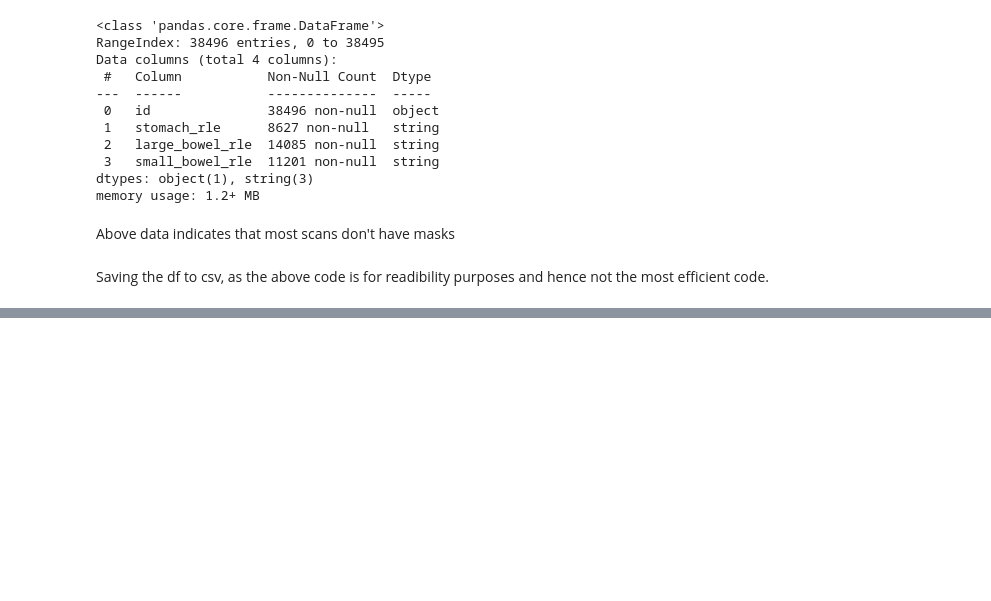
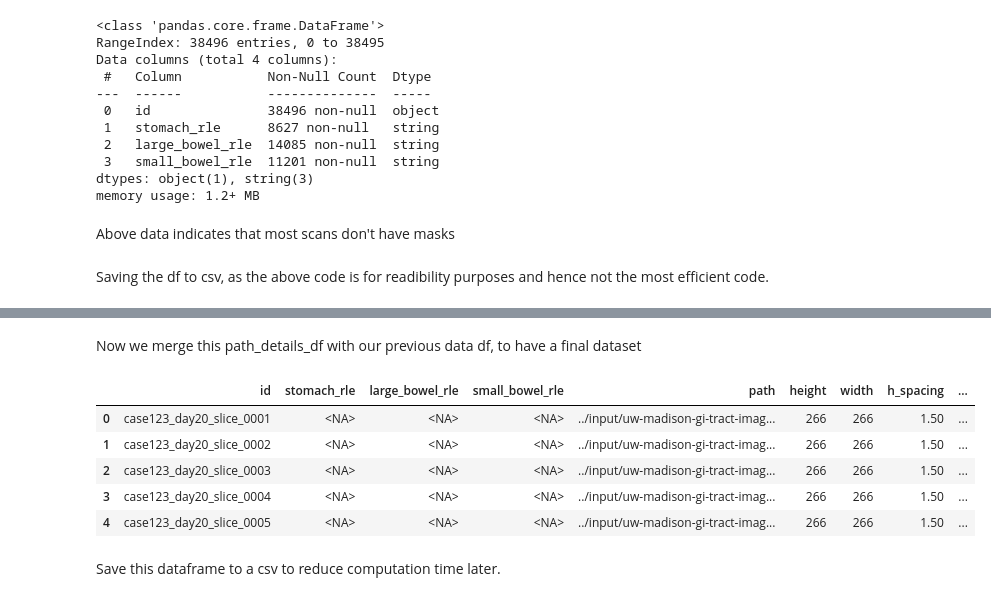
Before and after one commit to pri1311/UWM-GI-Tract-Image-Segmentation, a Jupyter notebook: getting-started-understanding-data.ipynb, the cells around one changed output, grey strips where cells are left out. Cells and saved outputs as stored; diff of their text form; code cells hidden in the pictures; blank space fills up the shorter version.

Commit message:
Kaggle Notebook | Getting started - Understanding Data | Version 3

```diff
--- a/getting-started-understanding-data.ipynb
+++ b/getting-started-understanding-data.ipynb
@@ -301,0 +360,10 @@ df.to_csv('./data.csv', index=False)
+# %%
+def pathToInfo(path):
+    caseDay = path.split('/')[5]
+    slice_no = (path.split('/')[7]).split('_')[1]
+    id = caseDay + '_slice_' + slice_no
+
+    (height, width, h_spacing, w_spacing) = path.split('/')[7].split('_')[2:]
+    w_spacing = w_spacing[:-4]
+
+    return pd.Series([id, height, width, h_spacing, w_spacing])
@@ -301,0 +381,2 @@ df.to_csv('./data.csv', index=False)
+# %%
+path_details_df = pd.DataFrame(train_images, columns=['path'])
@@ -301,0 +392,2 @@ df.to_csv('./data.csv', index=False)
+# %%
+path_details_df[['id', 'height', 'width', 'h_spacing', 'w_spacing']] = path_details_df['path'].apply(func=lambda x: pathToInfo(x))
@@ -301,0 +403,15 @@ df.to_csv('./data.csv', index=False)
+# %% [markdown]
+Now we merge this path_details_df with our previous data df, to have a final dataset
+# %%
+new_df = df.merge(path_details_df, on ='id')
+# %%
+new_df.head()
+# %% [output]
+|  | id | stomach_rle | large_bowel_rle | small_bowel_rle | path | height | width | h_spacing | ... |
+| 0 | case123_day20_slice_0001 | <NA> | <NA> | <NA> | ../input/uw-madison-gi-tract-imag... | 266 | 266 | 1.50 | ... |
+| 1 | case123_day20_slice_0002 | <NA> | <NA> | <NA> | ../input/uw-madison-gi-tract-imag... | 266 | 266 | 1.50 | ... |
+| 2 | case123_day20_slice_0003 | <NA> | <NA> | <NA> | ../input/uw-madison-gi-tract-imag... | 266 | 266 | 1.50 | ... |
+| 3 | case123_day20_slice_0004 | <NA> | <NA> | <NA> | ../input/uw-madison-gi-tract-imag... | 266 | 266 | 1.50 | ... |
+| 4 | case123_day20_slice_0005 | <NA> | <NA> | <NA> | ../input/uw-madison-gi-tract-imag... | 266 | 266 | 1.50 | ... |
+# %% [markdown]
+Save this dataframe to a csv to reduce computation time later.
```
Also changed, not shown: parts of 24 cells of this notebook.
